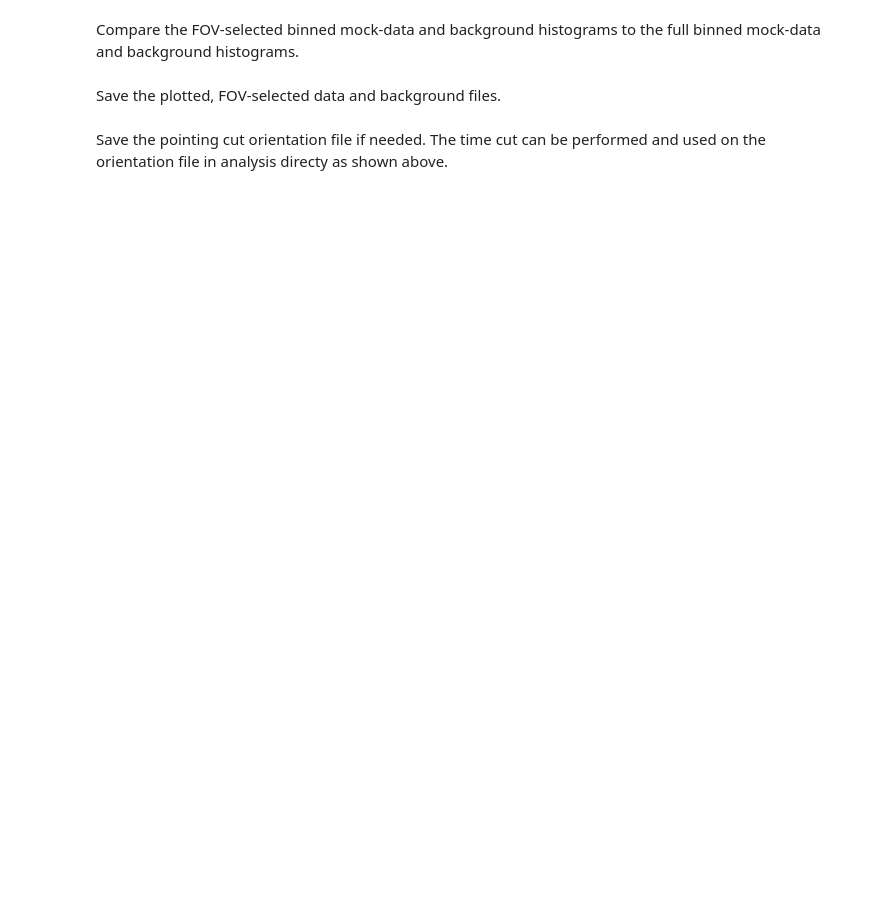
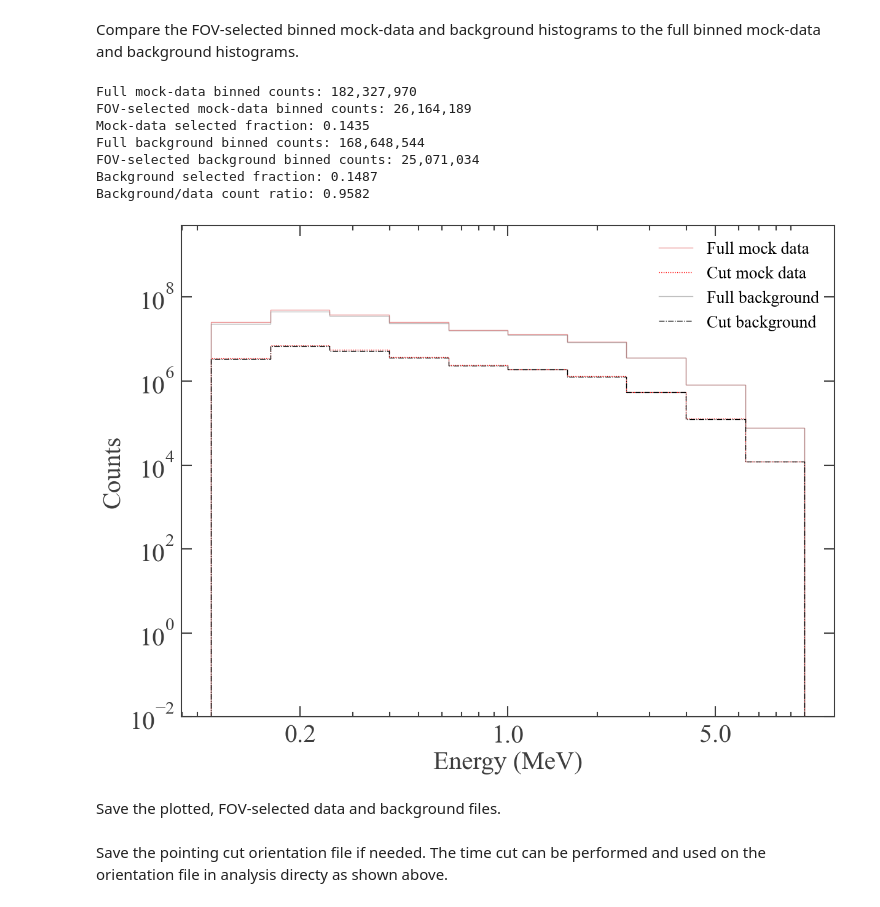
Before and after one commit to israelmcmc-ai/cosipy, a Jupyter notebook: docs/tutorials/event_selection/pointing_cut.ipynb, the cells around one changed output. Saved outputs shown, nothing was run; the diff lists cells and outputs as text; code cells hidden in the pictures; blank space fills up the shorter version.

```diff
--- a/docs/tutorials/event_selection/pointing_cut.ipynb
+++ b/docs/tutorials/event_selection/pointing_cut.ipynb
@@ -196,10 +210,10 @@ analysis.get_binned_data(
 Compare the FOV-selected binned mock-data and background histograms to the full binned mock-data and background histograms.
 # %%
 full_binned_data_file = Path(
-    "/Users/parshadkp/Library/CloudStorage/OneDrive-ClemsonUniversity/COSI/Software_Files/DC4_Files/Mock_Data/dc4_mock_dataset_3months_binned_data_filtered_with_SAAcut_time_ordered.hdf5"
+    "dc4_mock_dataset_3months_binned_data_filtered_with_SAAcut_time_ordered.hdf5"
 )
 full_binned_bkg_file = Path(
-    "/Users/parshadkp/Library/CloudStorage/OneDrive-ClemsonUniversity/COSI/Software_Files/DC4_Files/Total_DC4_BG_3months_binned_data_filtered_with_SAAcut_withSAAbck.hdf5"
+    "Total_DC4_BG_3months_binned_data_filtered_with_SAAcut_withSAAbck.hdf5"
 )
 
 FONT_SIZE = 30
@@ -241,33 +255,42 @@ time_cut_energy_counts = projection_counts(time_cut_hist, "Em")
 time_cut_bkg_energy_counts = projection_counts(time_cut_bkg_hist, "Em")
 full_energy_counts = projection_counts(full_hist, "Em")
 full_bkg_energy_counts = projection_counts(full_bkg_hist, "Em")
 time_cut_energy_edges = time_cut_hist.axes["Em"].edges.to_value(u.keV)
 time_cut_bkg_energy_edges = time_cut_bkg_hist.axes["Em"].edges.to_value(u.keV)
 full_energy_edges = full_hist.axes["Em"].edges.to_value(u.keV)
 full_bkg_energy_edges = full_bkg_hist.axes["Em"].edges.to_value(u.keV)
 
 fig, ax = plt.subplots(figsize=(12, 9), constrained_layout=True)
 style_axis(ax)
 ax.stairs(full_energy_counts, full_energy_edges / 1000, label="Full mock data", color="tab:red", linestyle="solid", alpha=0.5)
 ax.stairs(time_cut_energy_counts, time_cut_energy_edges / 1000, label=f"Cut mock data", color="red", linestyle="dotted")
 ax.stairs(full_bkg_energy_counts, full_bkg_energy_edges / 1000, label="Full background", color="tab:gray", linestyle="solid", alpha=0.5)
 ax.stairs(time_cut_bkg_energy_counts, time_cut_bkg_energy_edges / 1000, label=f"Cut background", color="black", linestyle="dashdot")
 ax.set_yscale("log")
 ax.set_xscale("log")
 ax.set_ylabel("Counts", fontsize=FONT_SIZE)
 ax.set_ylim(1e-2, 5e9)
 ax.xaxis.set_major_locator(mticker.FixedLocator([0.2, 1.0, 5.0]))
 ax.xaxis.set_major_formatter(mticker.FixedFormatter(["0.2", "1.0", "5.0"]))
 ax.set_xlabel("Energy (MeV)", fontsize=FONT_SIZE)
 ax.legend(fontsize=20, loc="upper right", frameon=False)
 
 print(f"Full mock-data binned counts: {np.sum(full_counts):,.0f}")
 print(f"FOV-selected mock-data binned counts: {np.sum(time_cut_counts):,.0f}")
 print(f"Mock-data selected fraction: {np.sum(time_cut_counts) / np.sum(full_counts):.4f}")
 print(f"Full background binned counts: {np.sum(full_bkg_counts):,.0f}")
 print(f"FOV-selected background binned counts: {np.sum(time_cut_bkg_counts):,.0f}")
 print(f"Background selected fraction: {np.sum(time_cut_bkg_counts) / np.sum(full_bkg_counts):.4f}")
 print(f"Background/data count ratio: {np.sum(time_cut_bkg_counts) / np.sum(time_cut_counts):.4f}")
+# %% [output]
+Full mock-data binned counts: 182,327,970
+FOV-selected mock-data binned counts: 26,164,189
+Mock-data selected fraction: 0.1435
+Full background binned counts: 168,648,544
+FOV-selected background binned counts: 25,071,034
+Background selected fraction: 0.1487
+Background/data count ratio: 0.9582
+[figure, added]
 # %% [markdown]
 Save the plotted, FOV-selected data and background files.
 # %%
```
Also changed, not shown: parts of 4 cells of this notebook.
